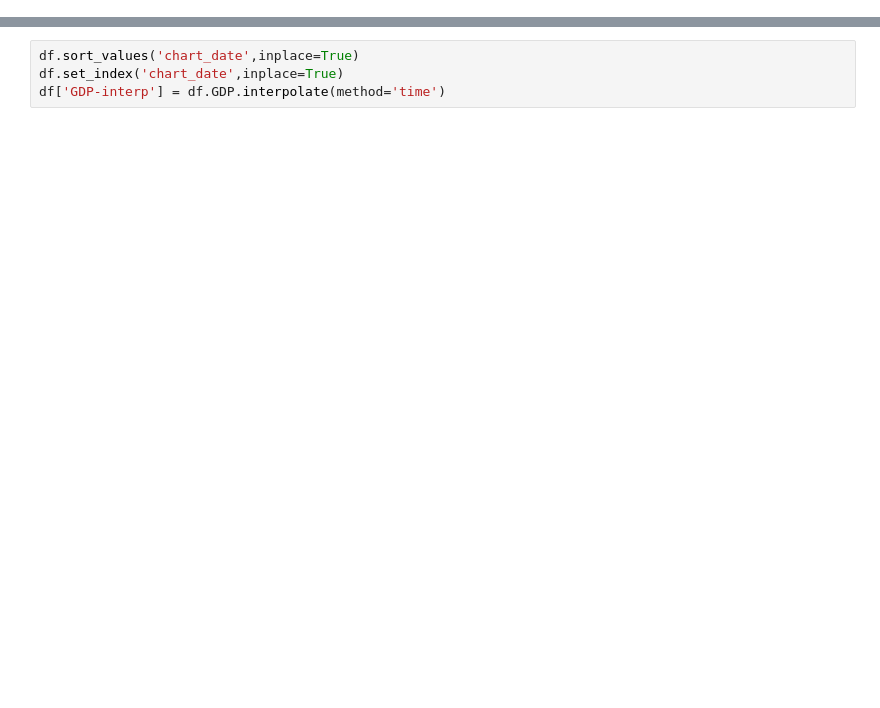
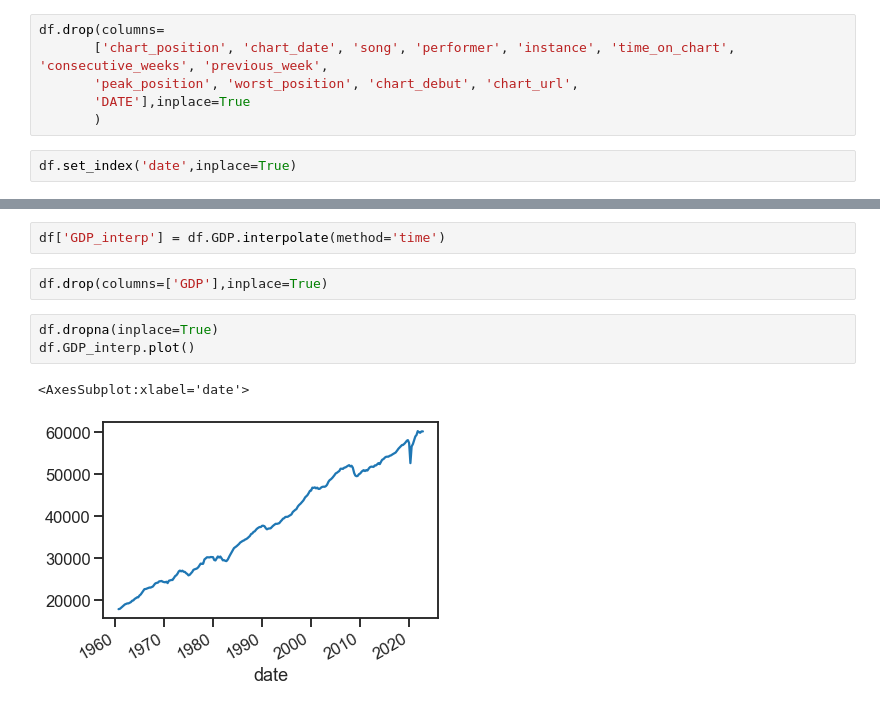
Before and after one commit to jeffreytoller/sentimentpredictor, a Jupyter notebook: TimeSeries.ipynb, the cells around one changed output, grey strips where cells are left out. Saved outputs shown, nothing was run; the diff lists cells and outputs as text; blank space fills up the shorter version.

```diff
--- a/TimeSeries.ipynb
+++ b/TimeSeries.ipynb
@@ -25,0 +44,8 @@ df.chart_date.fillna(df.DATE,inplace=True)
+# %%
+df.drop(columns=
+       ['chart_position', 'chart_date', 'song', 'performer', 'instance', 'time_on_chart', 'consecutive_weeks', 'previous_week',
+       'peak_position', 'worst_position', 'chart_debut', 'chart_url',
+       'DATE'],inplace=True
+       )
+# %%
+df.set_index('date',inplace=True)
@@ -26,4 +66,10 @@ df.chart_date.fillna(df.DATE,inplace=True)
 # %%
-df.sort_values('chart_date',inplace=True)
-df.set_index('chart_date',inplace=True)
-df['GDP-interp'] = df.GDP.interpolate(method='time')
+df['GDP_interp'] = df.GDP.interpolate(method='time')
+# %%
+df.drop(columns=['GDP'],inplace=True)
+# %%
+df.dropna(inplace=True)
+df.GDP_interp.plot()
+# %% [output]
+<AxesSubplot:xlabel='date'>
+[figure, added]
```
Also changed, not shown: parts of 34 cells of this notebook, 22 other files.
